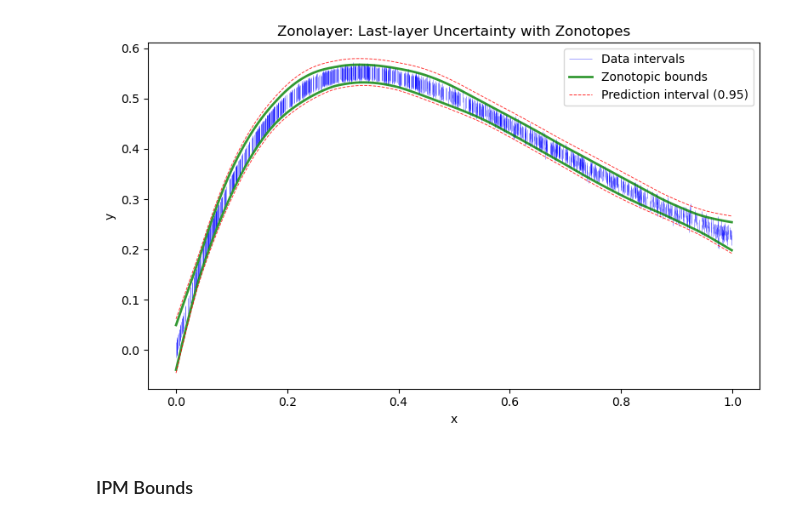
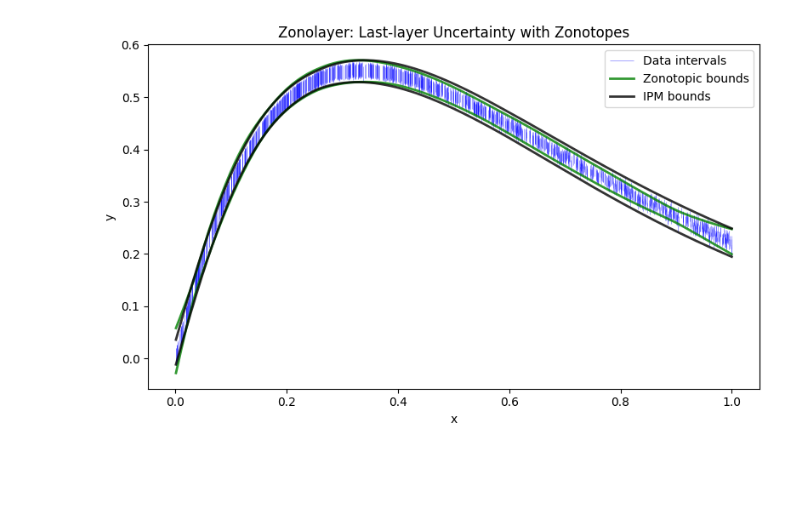
Before and after one commit to MattCodes03/zonolayer, a Jupyter notebook: examples/Neural_Network_with_Tanh_and_IPM.ipynb, the cells around one changed output. Drawn from its saved outputs; the diff is of its cells as text; code cells hidden in the pictures; blank space fills up the shorter version.

Commit message:
Version 0.4 , Updated how IPM bounds are returned

```diff
--- a/examples/Neural_Network_with_Tanh_and_IPM.ipynb
+++ b/examples/Neural_Network_with_Tanh_and_IPM.ipynb
@@ -100,7 +100,7 @@ Epoch 200: MSE = 0.000025
 test_set = torch.linspace(x_t.min(), x_t.max(), n).unsqueeze(1)
 
 zl = Zonolayer(centre_net, lambda_reg=1e-4, alpha=0.05)
-results = zl.compute(x_t, test_set, y_lower, y_upper)
+results, ipm_lower, ipm_upper = zl.compute(x_t, test_set, y_lower, y_upper, ipm=True)
 
 # Unpack results
 y_lower_pred = results["y_lower_pred"]
@@ -112,37 +130,34 @@ centre_pred = results["pred_centre"]
 x_plot = np.linspace(x_t.min(), x_t.max(), n)
 
 plt.figure(figsize=(8, 5))
 
 x_sorted, idx = torch.sort(x_t, dim=0)
 y_lb_sorted = y_lb_t[idx]
 y_ub_sorted = y_ub_t[idx]
 
 plt.vlines(x_sorted.numpy().flatten(),
            y_lb_sorted.numpy().flatten(),
            y_ub_sorted.numpy().flatten(),
            color='blue', alpha=.5, linewidth=0.5,
            label='Data intervals')
 
 # Plot NN prediction
 #plt.plot(x_plot.numpy(), centre_pred, color='green', lw=1.5, label='NN prediction', zorder=5)
 
 plt.plot(x_plot.numpy(), y_lower_pred, 'g', lw=2, label='Zonotopic bounds', alpha=0.8)
 plt.plot(x_plot.numpy(), y_upper_pred, 'g', lw=2, label='__nolegend__', alpha=0.8)
 
 #plt.fill_between(x_plot.numpy(), y_lower_pred, y_upper_pred, color='red', alpha=0.3, label='Zonotope expectation band')
 
-plt.plot(x_plot.numpy(), pi_lower, 'r--', lw=0.7,
-          label='Prediction interval (0.95)', alpha=0.8)
-plt.plot(x_plot.numpy(), pi_upper, 'r--', lw=0.7,
-          label='__nolegend__', alpha=0.8)
+plt.plot(x_plot.numpy(), ipm_lower, 'black', lw=2, label='IPM bounds', alpha=0.8)
+plt.plot(x_plot.numpy(), ipm_upper, 'black', lw=2, label='__nolegend__', alpha=0.8)
+
 
 plt.legend()
 plt.title("Zonolayer: Last-layer Uncertainty with Zonotopes")
 plt.xlabel("x")
 plt.ylabel("y")
 plt.tight_layout()
 plt.show()
 # %% [output]
-[figure, old version]
+[figure, new version]
-# %% [markdown]
-### IPM Bounds
```
Also changed, not shown: parts of 3 cells of this notebook, 7 other files.
